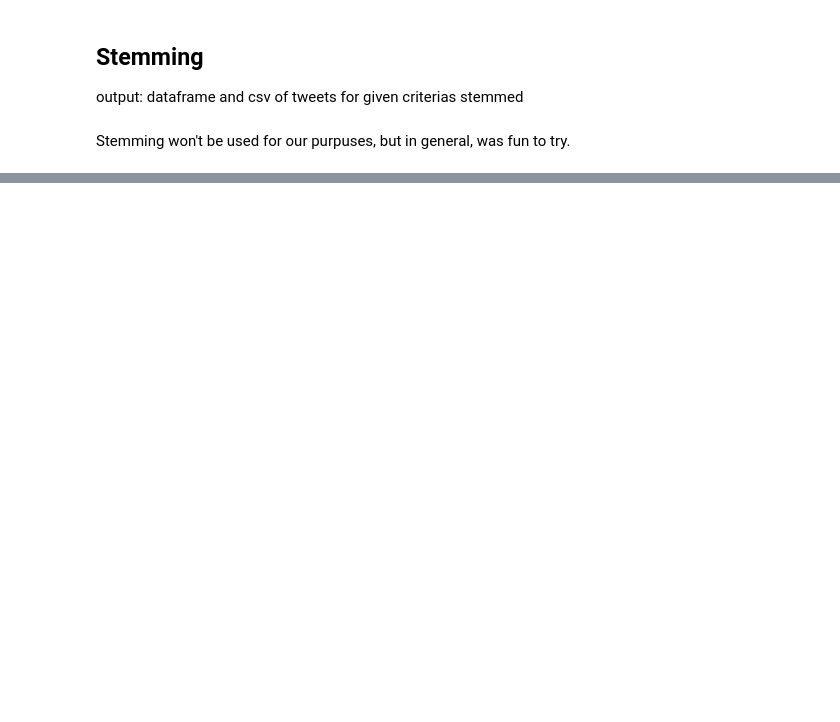
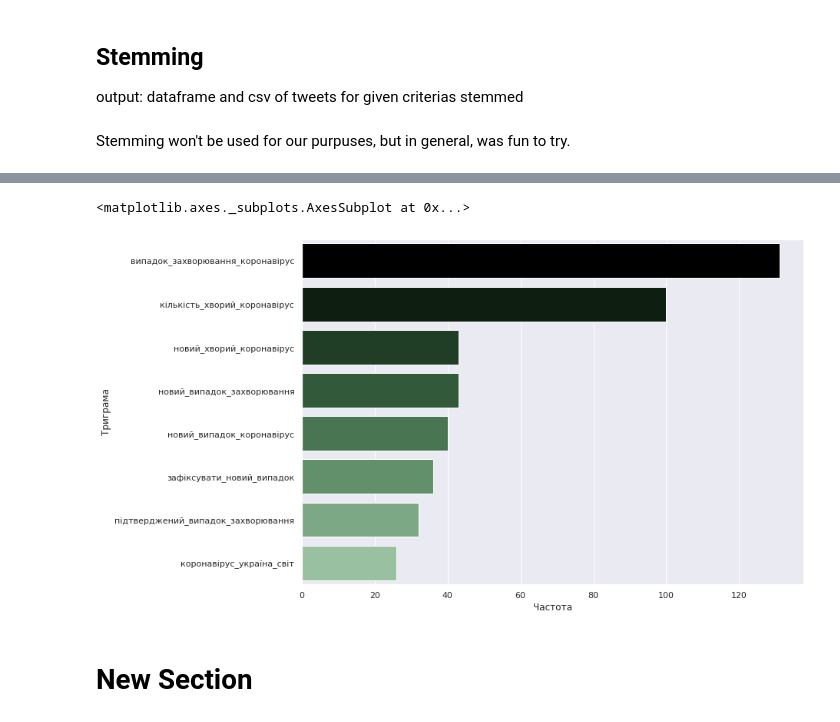
Before and after one commit to tiredwaffle/tweets_analysis, a Jupyter notebook: preprocessing.ipynb, the cells around one changed output, grey strips where cells are left out. Saved outputs shown, nothing was run; the diff lists cells and outputs as text; code cells hidden in the pictures; blank space fills up the shorter version.

```diff
--- a/preprocessing.ipynb
+++ b/preprocessing.ipynb
@@ -167,0 +250,23 @@ df.to_csv(topic + "_stemmed", sep=',')
+# %%
+freq_tr = {}
+for line in lemmatized_text:
+  for tr in list(nltk.trigrams(line)):
+    if '_'.join(tr) in freq_tr.keys():
+      freq_tr['_'.join(tr)] += 1
+    else:
+      freq_tr['_'.join(tr)] = 1
+
+freq_tr_sorted = [[k,v] for v,k in freq_tr.items()]
+freq_tr_sorted.sort()
+freq_tr_sorted.reverse()
+
+freq_tr_0 = [i[0] for i in freq_tr_sorted[:8]]
+freq_tr_1 = [i[1] for i in freq_tr_sorted[:8]]
+df_tr = pd.DataFrame(data = {'Частота': freq_tr_0, 'Триграма': freq_tr_1})
+sns.set(rc={'figure.figsize':(11.7,8.27)})
+sns.barplot(x='Частота',y='Триграма',data=df_tr, palette = sns.cubehelix_palette(9, start=2, rot=0, dark=0, light=.8, reverse=True))
+# %% [output]
+<matplotlib.axes._subplots.AxesSubplot at 0x...>
+[figure, added]
+# %% [markdown]
+# New Section
```
Also changed, not shown: parts of 17 cells of this notebook.
